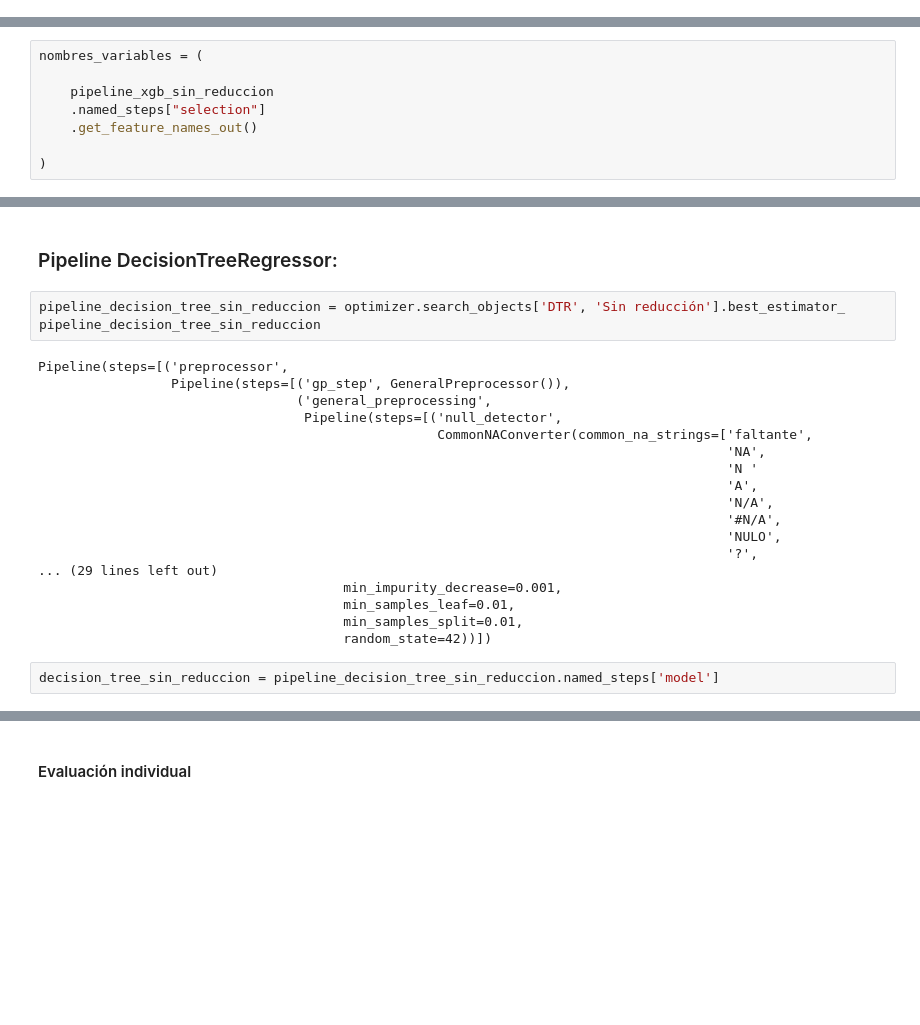
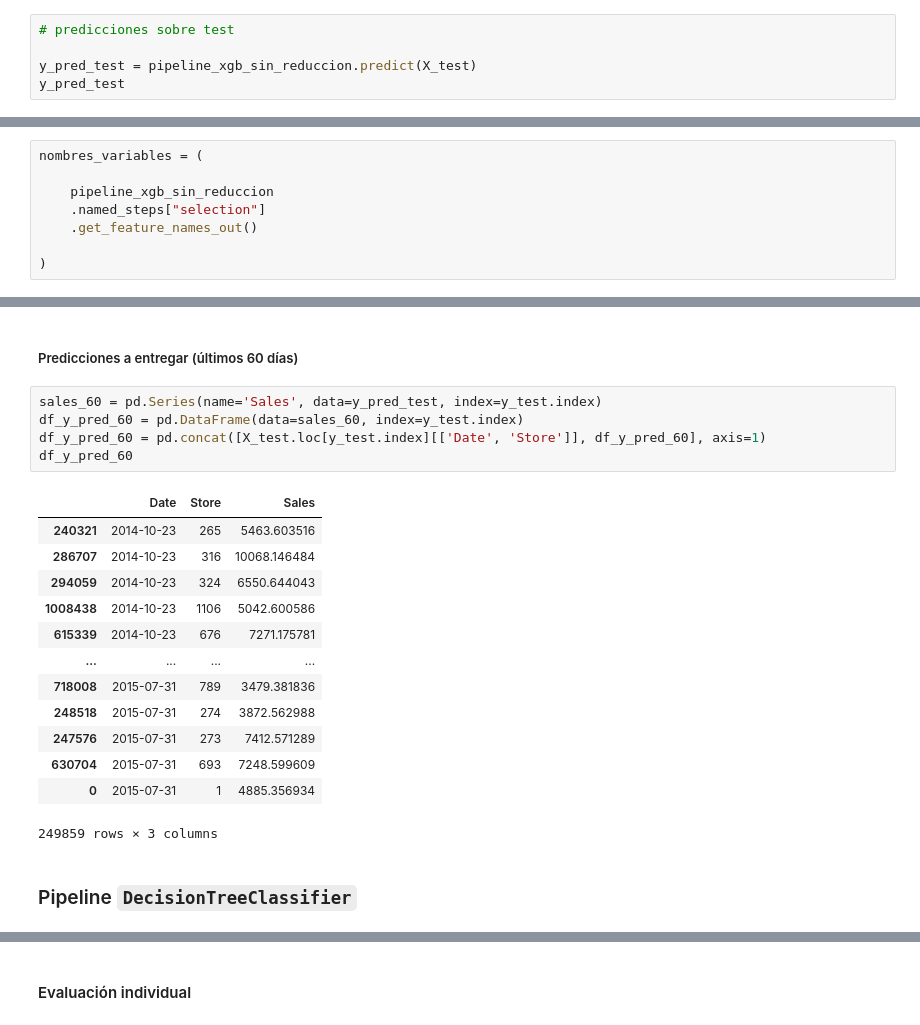
Before and after one commit to ianCristianAriel/2026-forecasting-ventas, a Jupyter notebook: notebooks/3_machine_learning.ipynb, the cells around one changed output, grey strips where cells are left out. Saved outputs shown, nothing was run; the diff lists cells and outputs as text; blank space fills up the shorter version.

```diff
--- a/notebooks/3_machine_learning.ipynb
+++ b/notebooks/3_machine_learning.ipynb
@@ -454,0 +411,5 @@ results[(results['Modelo']=='XGBR') & (results['Reducción']=='Sin reducción')]
+# %%
+# predicciones sobre test
+
+y_pred_test = pipeline_xgb_sin_reduccion.predict(X_test)
+y_pred_test
@@ -489,25 +546,23 @@ plt.show()
+# %% [markdown]
+##### Predicciones a entregar (últimos 60 días)
+# %%
+sales_60 = pd.Series(name='Sales', data=y_pred_test, index=y_test.index)
+df_y_pred_60 = pd.DataFrame(data=sales_60, index=y_test.index)
+df_y_pred_60 = pd.concat([X_test.loc[y_test.index][['Date', 'Store']], df_y_pred_60], axis=1)
+df_y_pred_60
+# %% [output]
+|  | Date | Store | Sales |
+| 240321 | 2014-10-23 | 265 | 5463.603516 |
+| 286707 | 2014-10-23 | 316 | 10068.146484 |
+| 294059 | 2014-10-23 | 324 | 6550.644043 |
+| 1008438 | 2014-10-23 | 1106 | 5042.600586 |
+| 615339 | 2014-10-23 | 676 | 7271.175781 |
+| ... | ... | ... | ... |
+| 718008 | 2015-07-31 | 789 | 3479.381836 |
+| 248518 | 2015-07-31 | 274 | 3872.562988 |
+| 247576 | 2015-07-31 | 273 | 7412.571289 |
+| 630704 | 2015-07-31 | 693 | 7248.599609 |
+| 0 | 2015-07-31 | 1 | 4885.356934 |
+249859 rows × 3 columns
 # %% [markdown]
-### Pipeline DecisionTreeRegressor:
+### Pipeline `DecisionTreeClassifier`
-# %%
-pipeline_decision_tree_sin_reduccion = optimizer.search_objects['DTR', 'Sin reducción'].best_estimator_
-pipeline_decision_tree_sin_reduccion
-# %% [output]
-Pipeline(steps=[('preprocessor',
-                 Pipeline(steps=[('gp_step', GeneralPreprocessor()),
-                                 ('general_preprocessing',
-                                  Pipeline(steps=[('null_detector',
-                                                   CommonNAConverter(common_na_strings=['faltante',
-                                                                                        'NA',
-                                                                                        'N '
-                                                                                        'A',
-                                                                                        'N/A',
-                                                                                        '#N/A',
-                                                                                        'NULO',
-                                                                                        '?',
-... (29 lines left out)
-                                       min_impurity_decrease=0.001,
-                                       min_samples_leaf=0.01,
-                                       min_samples_split=0.01,
-                                       random_state=42))])
-# %%
-decision_tree_sin_reduccion = pipeline_decision_tree_sin_reduccion.named_steps['model']
```
Also changed, not shown: parts of 92 cells of this notebook, 7 other files.
